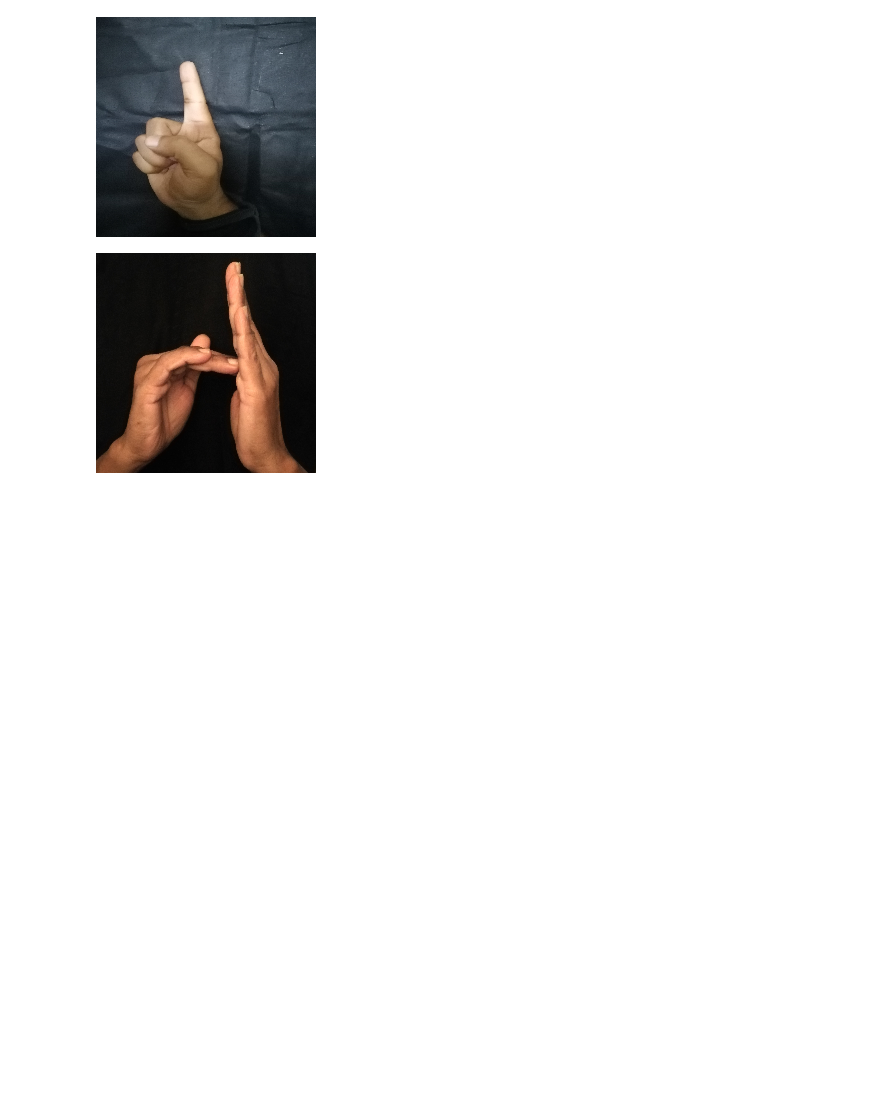
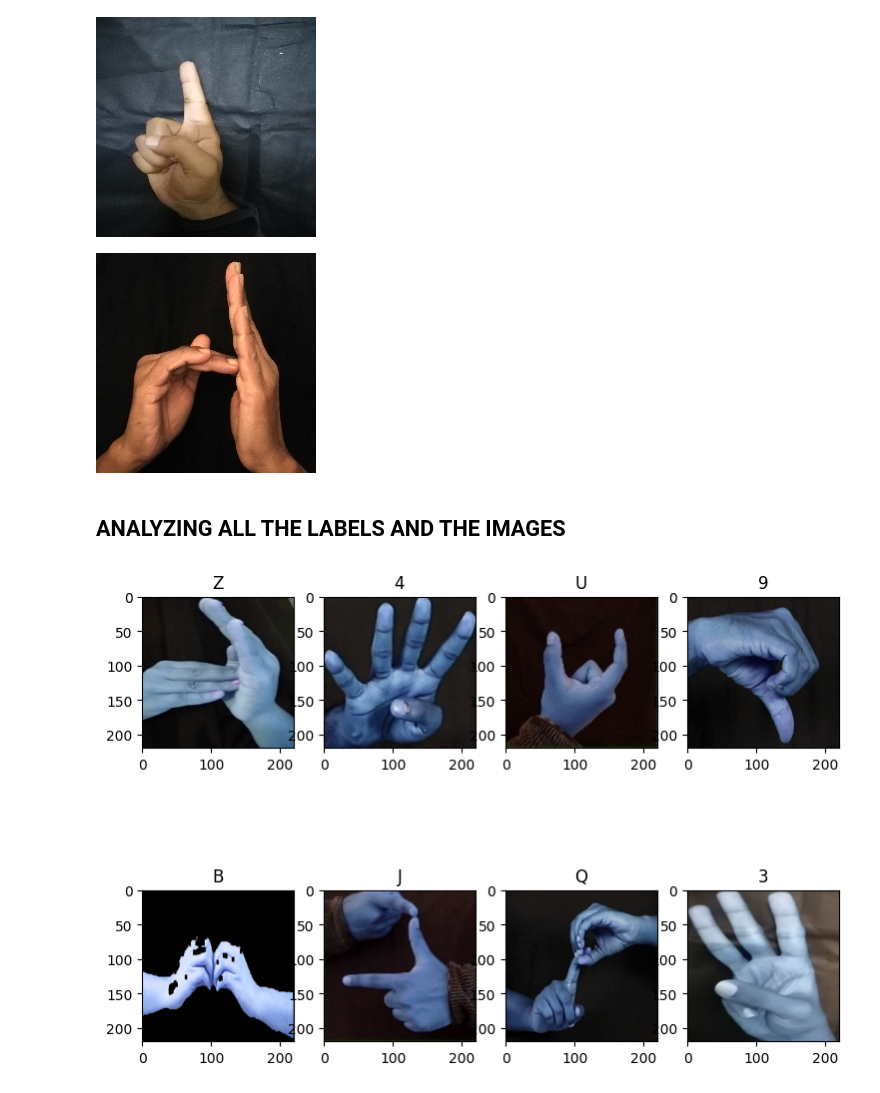
Before and after one commit to HariSkr11/indian-sign-language-detection, a Jupyter notebook: Model.ipynb, the cells around one changed output. Drawn from its saved outputs; the diff is of its cells as text; code cells hidden in the pictures; blank space fills up the shorter version.

```diff
--- a/Model.ipynb
+++ b/Model.ipynb
@@ -40,0 +45,3 @@ with open("/content/drive/MyDrive/resources_sign/y_test.pkl","rb") as file_objec
+# %%
+with open("/content/drive/MyDrive/resources_sign/Label_encoder.pkl","rb") as file_object:
+  label_encoder = load(file_object)
@@ -48,3 +58,21 @@ cv2_imshow(X_train[68]*255)
 cv2_imshow(X_test[68]*255)
 # %% [output]
 [figure]
+# %% [markdown]
+## ANALYZING ALL THE LABELS AND THE IMAGES
+# %%
+fig,axes = plt.subplots(nrows=2,ncols=4,figsize=(9,7))
+row = 0
+col = 0
+for i in range(9):
+  if col == 4:
+    col=0
+    row+=1
+    axes[row][col].imshow(X_train[i])
+    axes[row][col].set_title(label_encoder.inverse_transform([y_train[i]])[0])
+  else:
+    axes[row][col].imshow(X_train[i])
+    axes[row][col].set_title(label_encoder.inverse_transform([y_train[i]])[0])
+    col+=1
+# %% [output]
+[figure, added]
```
Also changed, not shown: parts of 3 cells of this notebook.
